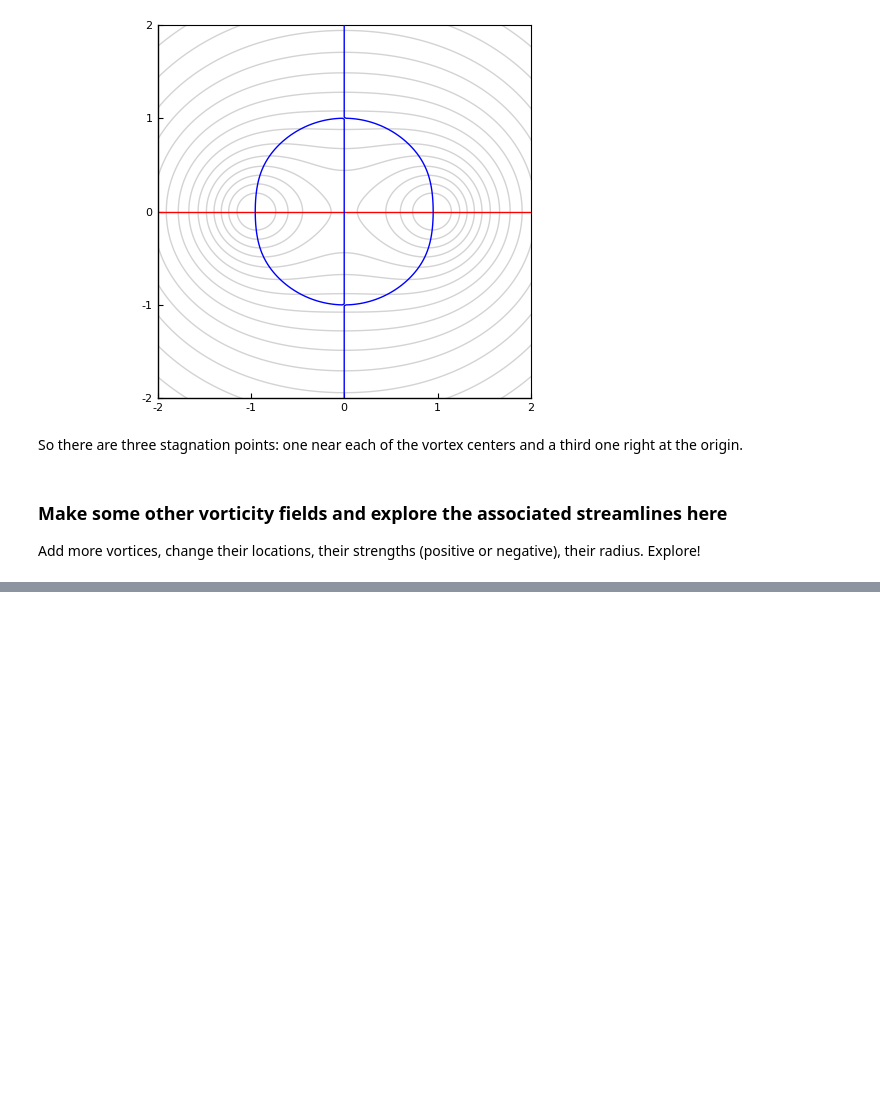
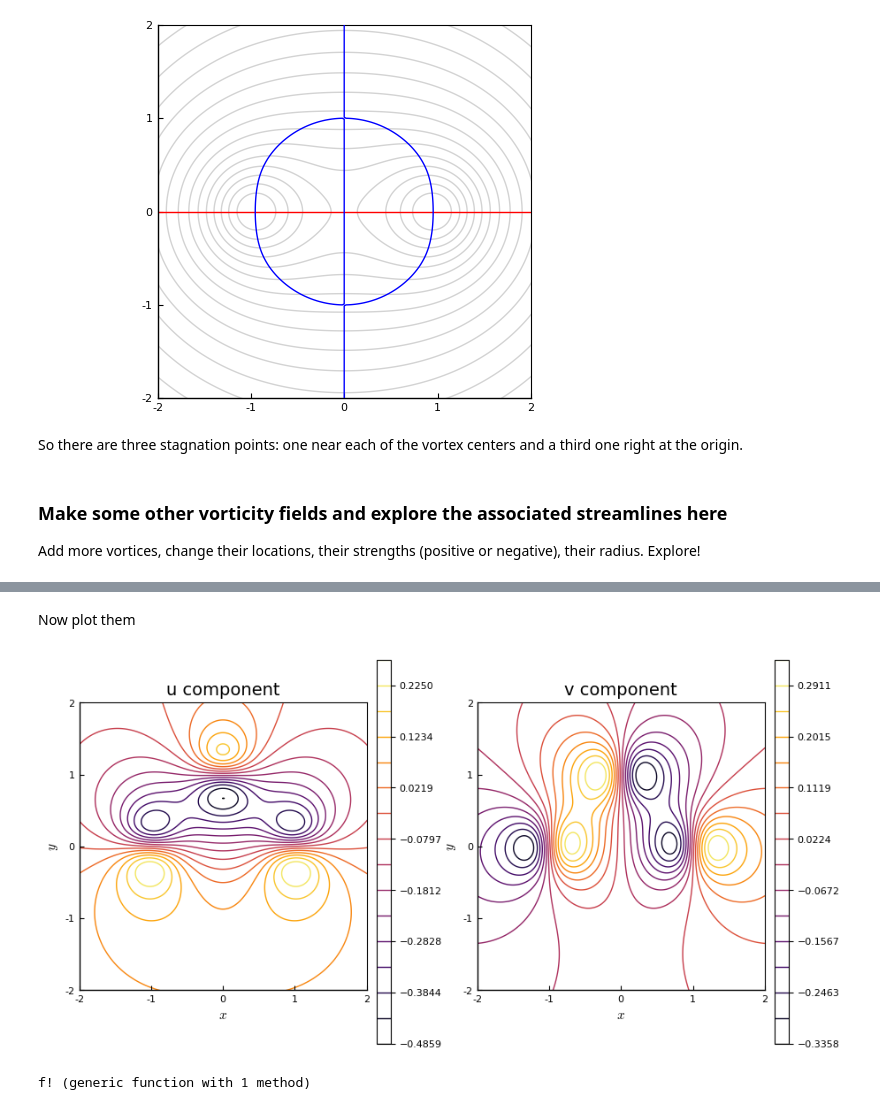
Before and after one commit to UCLAMAEThreads/MAE150A, a Jupyter notebook: 1.3-VorticityAndStreamfunction.ipynb, the cells around one changed output, grey strips where cells are left out. Saved outputs shown, nothing was run; the diff lists cells and outputs as text; code cells hidden in the pictures; blank space fills up the shorter version.

```diff
--- a/1.3-VorticityAndStreamfunction.ipynb
+++ b/1.3-VorticityAndStreamfunction.ipynb
@@ -179,0 +201,20 @@ Add more vortices, change their locations, their strengths (positive or negative
+# %%
+u = curl(ψ)/Δx;
+# %% [markdown]
+Now plot them
+# %%
+xu, yu, xv, yv = coordinates(u,g)
+ps1 = plot(xu,yu,u.u,xlim=(-2,2),ylim=(-2,2),xlabel=L"x",ylabel=L"y",title="u component",colorbar=:true)
+ps2 = plot(xv,yv,u.v,xlim=(-2,2),ylim=(-2,2),xlabel=L"x",ylabel=L"y",title="v component",colorbar=:true)
+ps = plot(ps1,ps2,size=(900,450))
+savefig(ps,"Vel3vortex.pdf")
+# %% [output]
+[figure, added]
+# %%
+umag = mag(u)
+umag_fcn = interpolatable_field(xc,yc,umag);
+function f!(F,x)
+    F[1] = umag_fcn(x[1],x[2])^2
+end
+# %% [output]
+f! (generic function with 1 method)
```
Also changed, not shown: parts of 16 cells of this notebook, 4 other files.
